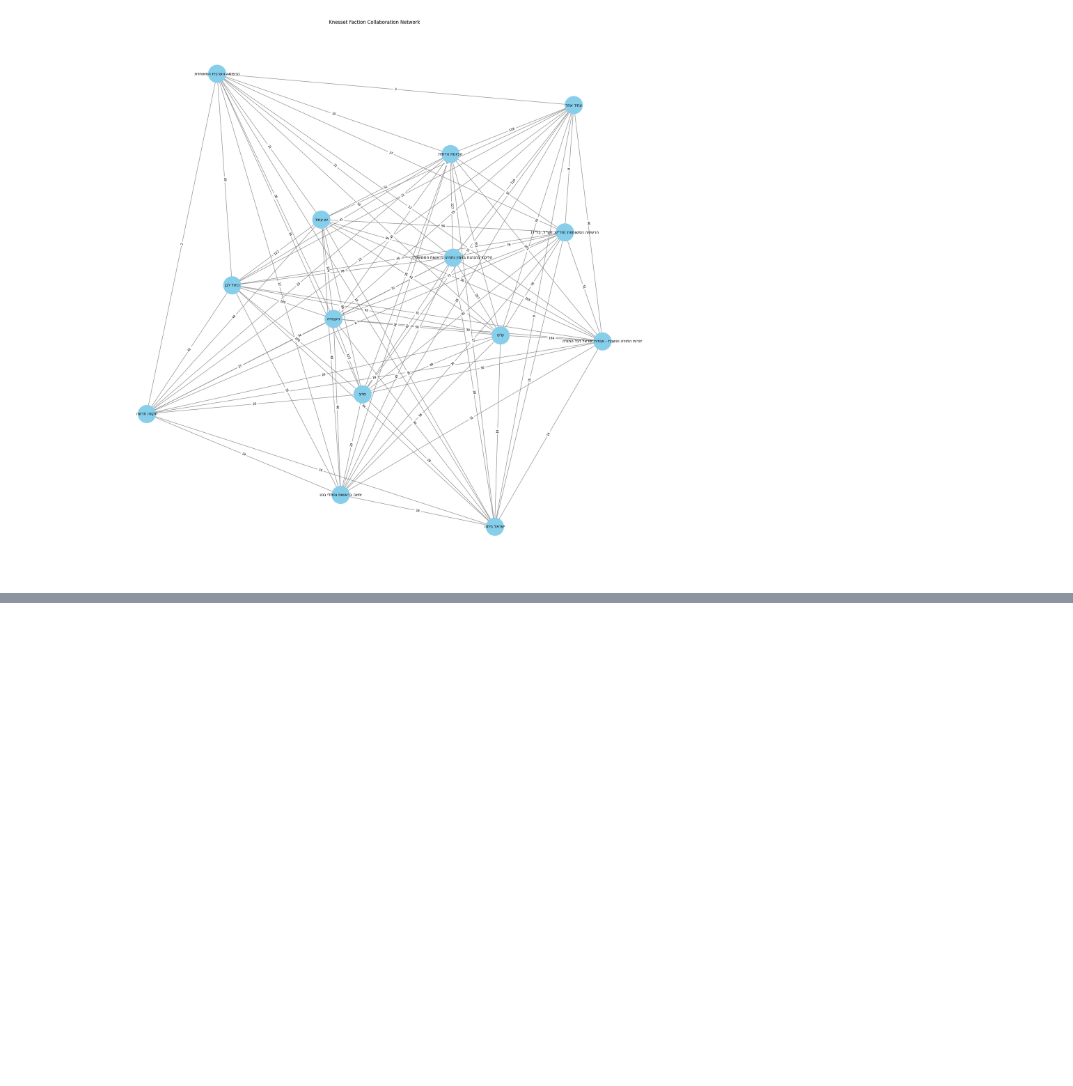
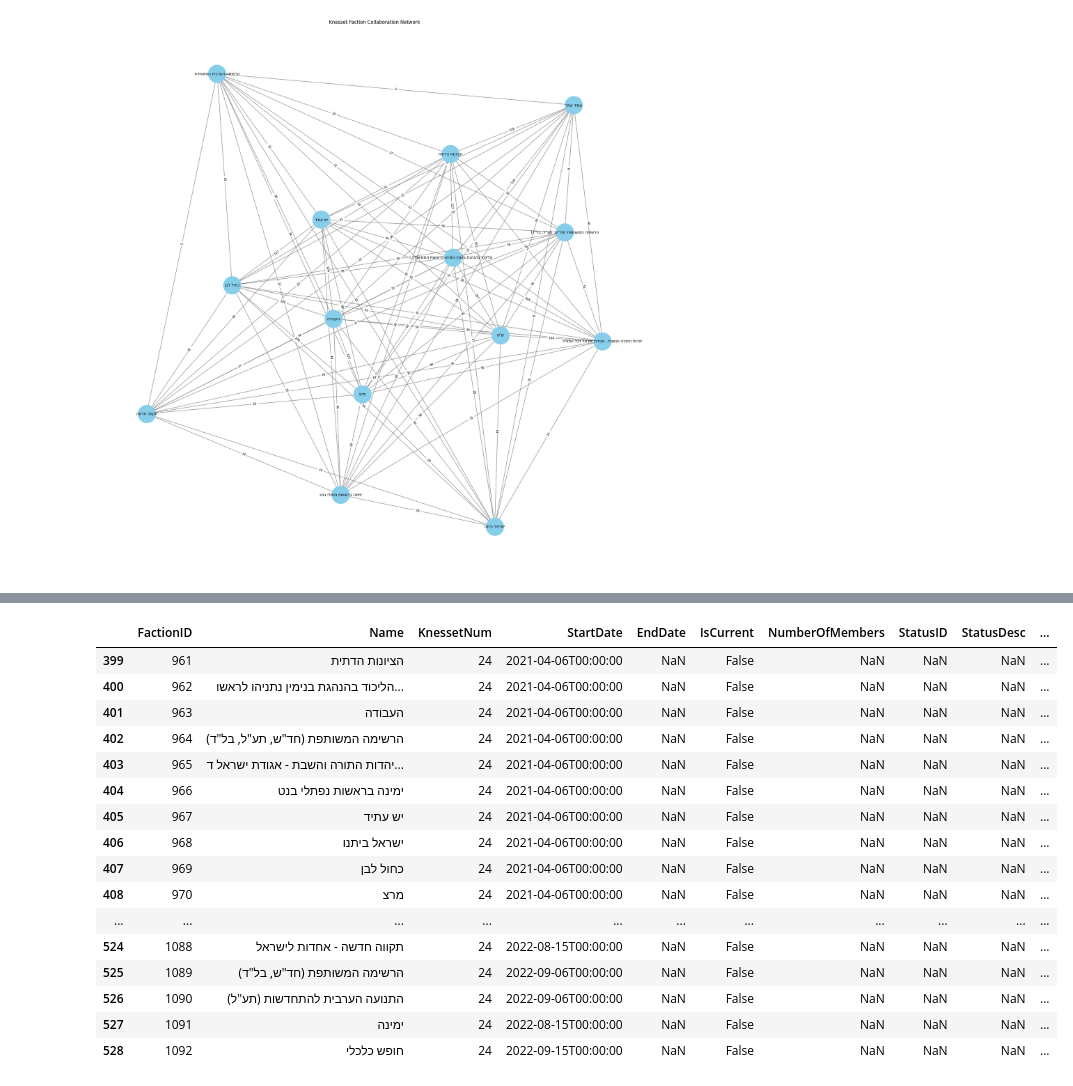
Before and after one commit to moshe-hadad/knesset-network, a Jupyter notebook: collaboration_graph.ipynb, the cells around one changed output, grey strips where cells are left out. Saved outputs shown, nothing was run; the diff lists cells and outputs as text; code cells hidden in the pictures; blank space fills up the shorter version.

```diff
--- a/collaboration_graph.ipynb
+++ b/collaboration_graph.ipynb
@@ -163,0 +192,23 @@ plt.show()
+# %%
+factions_df = remote_loader(FACTION_URL)
+factions_for_24 =factions_df[factions_df['KnessetNum'] == 24]
+# 'הרשימה הערבית המאוחדת' = 973
+# 'תקווה חדשה' = 972
+# %% [output]
+|  | FactionID | Name | KnessetNum | StartDate | EndDate | IsCurrent | NumberOfMembers | StatusID | StatusDesc | ... |
+| 399 | 961 | הציונות הדתית | 24 | 2021-04-06T00:00:00 | NaN | False | NaN | NaN | NaN | ... |
+| 400 | 962 | הליכוד בהנהגת בנימין נתניהו לראשו... | 24 | 2021-04-06T00:00:00 | NaN | False | NaN | NaN | NaN | ... |
+| 401 | 963 | העבודה | 24 | 2021-04-06T00:00:00 | NaN | False | NaN | NaN | NaN | ... |
+| 402 | 964 | הרשימה המשותפת (חד"ש, תע"ל, בל"ד) | 24 | 2021-04-06T00:00:00 | NaN | False | NaN | NaN | NaN | ... |
+| 403 | 965 | יהדות התורה והשבת - אגודת ישראל ד... | 24 | 2021-04-06T00:00:00 | NaN | False | NaN | NaN | NaN | ... |
+| 404 | 966 | ימינה בראשות נפתלי בנט | 24 | 2021-04-06T00:00:00 | NaN | False | NaN | NaN | NaN | ... |
+| 405 | 967 | יש עתיד | 24 | 2021-04-06T00:00:00 | NaN | False | NaN | NaN | NaN | ... |
+| 406 | 968 | ישראל ביתנו | 24 | 2021-04-06T00:00:00 | NaN | False | NaN | NaN | NaN | ... |
+| 407 | 969 | כחול לבן | 24 | 2021-04-06T00:00:00 | NaN | False | NaN | NaN | NaN | ... |
+| 408 | 970 | מרצ | 24 | 2021-04-06T00:00:00 | NaN | False | NaN | NaN | NaN | ... |
+| ... | ... | ... | ... | ... | ... | ... | ... | ... | ... | ... |
+| 524 | 1088 | תקווה חדשה - אחדות לישראל | 24 | 2022-08-15T00:00:00 | NaN | False | NaN | NaN | NaN | ... |
+| 525 | 1089 | הרשימה המשותפת (חד"ש, בל"ד) | 24 | 2022-09-06T00:00:00 | NaN | False | NaN | NaN | NaN | ... |
+| 526 | 1090 | התנועה הערבית להתחדשות (תע"ל) | 24 | 2022-09-06T00:00:00 | NaN | False | NaN | NaN | NaN | ... |
+| 527 | 1091 | ימינה | 24 | 2022-08-15T00:00:00 | NaN | False | NaN | NaN | NaN | ... |
+| 528 | 1092 | חופש כלכלי | 24 | 2022-09-15T00:00:00 | NaN | False | NaN | NaN | NaN | ... |
```
Also changed, not shown: parts of 8 cells of this notebook.
